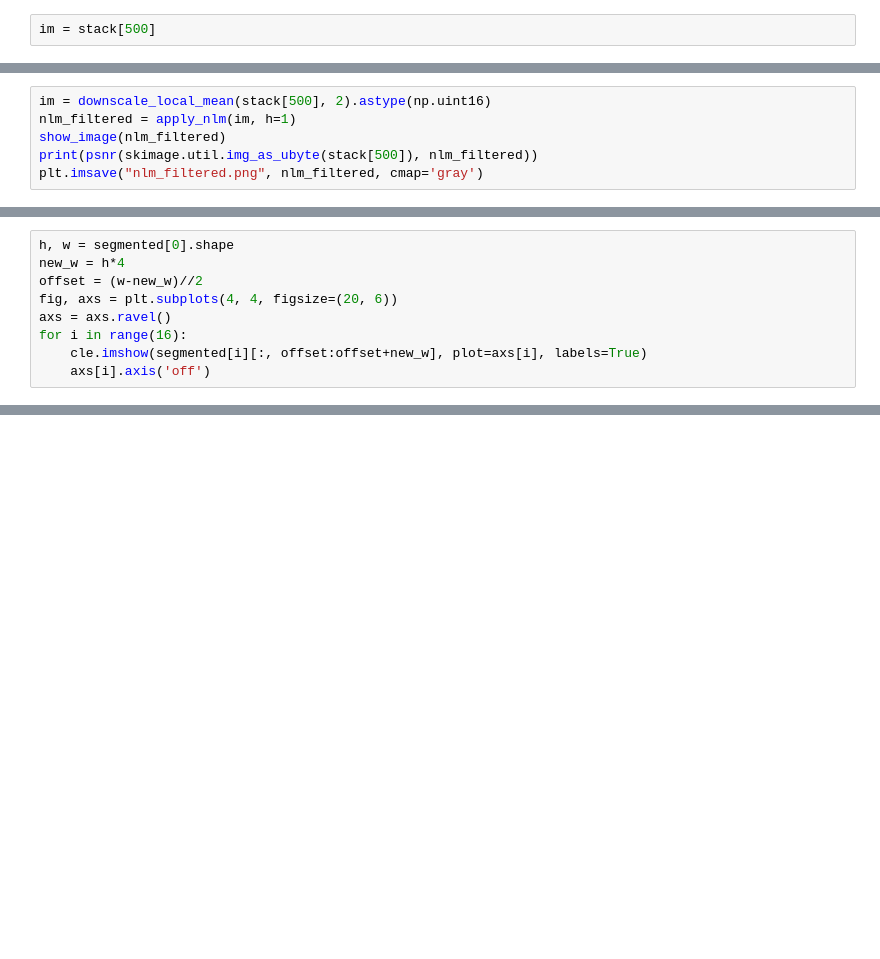
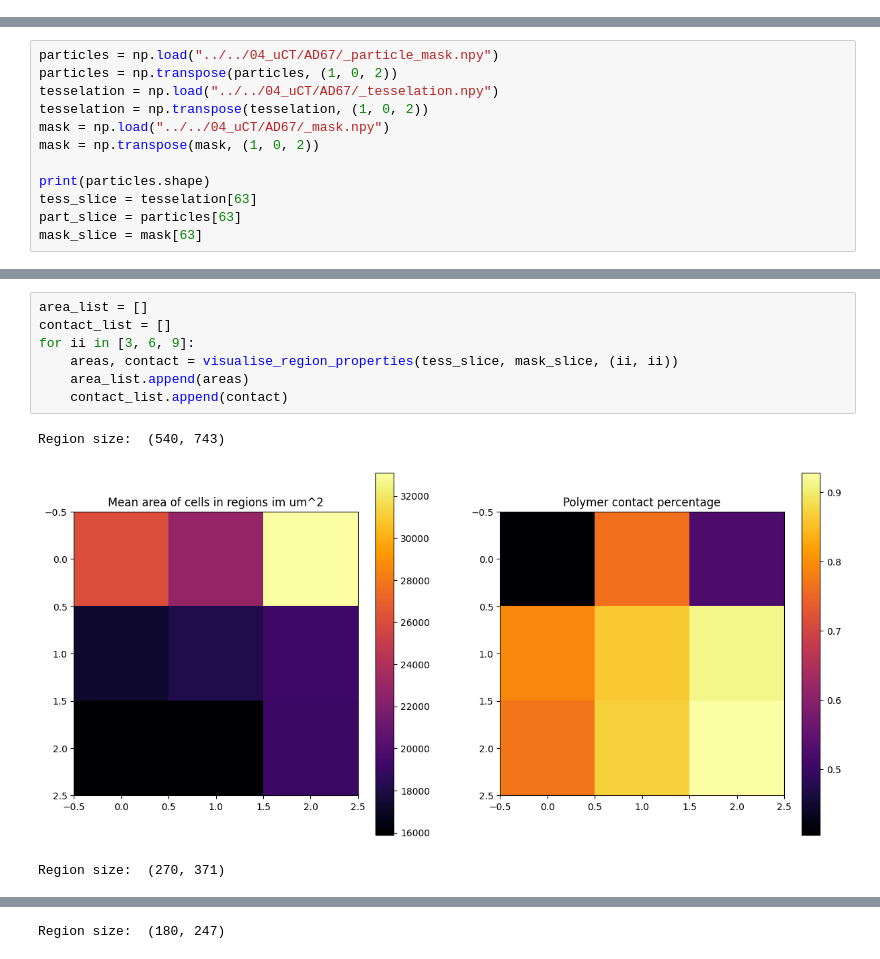
Before and after one commit to Eudoxosfly/Masterthesis, a Jupyter notebook: uCT_analysis/test.ipynb, the cells around one changed output, grey strips where cells are left out. Drawn from its saved outputs; the diff is of its cells as text; blank space fills up the shorter version.

```diff
--- a/uCT_analysis/test.ipynb
+++ b/uCT_analysis/test.ipynb
@@ -117,2 +12,0 @@ Loaded stack with the shape (1780, 205, 2214) and a size of 1.62 GB in 20.45 s.
-# %%
-im = stack[500]
@@ -126,6 +12,0 @@ print(psnr(stack[500], med_filtered))
-# %%
-im = downscale_local_mean(stack[500], 2).astype(np.uint16)
-nlm_filtered = apply_nlm(im, h=1)
-show_image(nlm_filtered)
-print(psnr(skimage.util.img_as_ubyte(stack[500]), nlm_filtered))
-plt.imsave("nlm_filtered.png", nlm_filtered, cmap='gray')
@@ -175,9 +12,0 @@ plt.imshow(segmented)
-# %%
-h, w = segmented[0].shape
-new_w = h*4
-offset = (w-new_w)//2
-fig, axs = plt.subplots(4, 4, figsize=(20, 6))
-axs = axs.ravel()
-for i in range(16):
-    cle.imshow(segmented[i][:, offset:offset+new_w], plot=axs[i], labels=True)
-    axs[i].axis('off')
@@ -506,0 +13,12 @@ ValueError: the input array must have size 3 along `channel_axis`, got (103, 110
+# %%
+particles = np.load("../../04_uCT/AD67/_particle_mask.npy")
+particles = np.transpose(particles, (1, 0, 2))
+tesselation = np.load("../../04_uCT/AD67/_tesselation.npy")
+tesselation = np.transpose(tesselation, (1, 0, 2))
+mask = np.load("../../04_uCT/AD67/_mask.npy")
+mask = np.transpose(mask, (1, 0, 2))
+
+print(particles.shape)
+tess_slice = tesselation[63]
+part_slice = particles[63]
+mask_slice = mask[63]
@@ -506,0 +95,11 @@ ValueError: the input array must have size 3 along `channel_axis`, got (103, 110
+# %%
+area_list = []
+contact_list = []
+for ii in [3, 6, 9]:
+    areas, contact = visualise_region_properties(tess_slice, mask_slice, (ii, ii))
+    area_list.append(areas)
+    contact_list.append(contact)
+# %% [output]
+Region size:  (540, 743)
+[figure, added]
+Region size:  (270, 371)
@@ -506,0 +107 @@ ValueError: the input array must have size 3 along `channel_axis`, got (103, 110
+Region size:  (180, 247)
```
Also changed, not shown: parts of 27 cells of this notebook, 4 other files.
